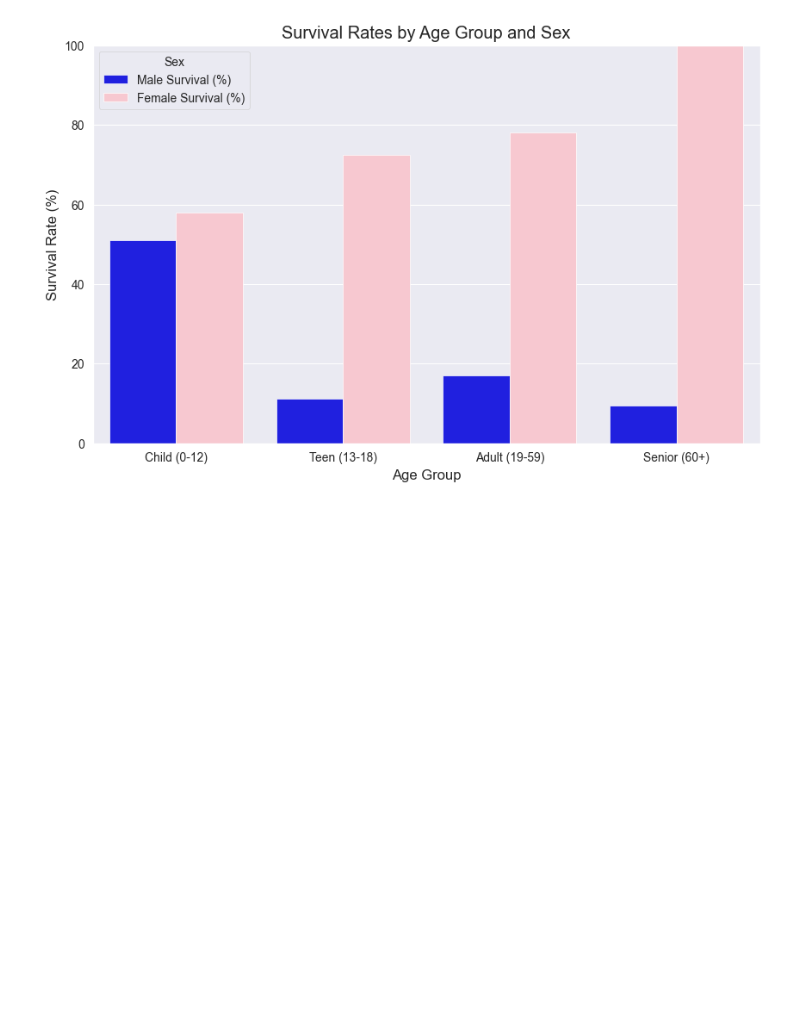
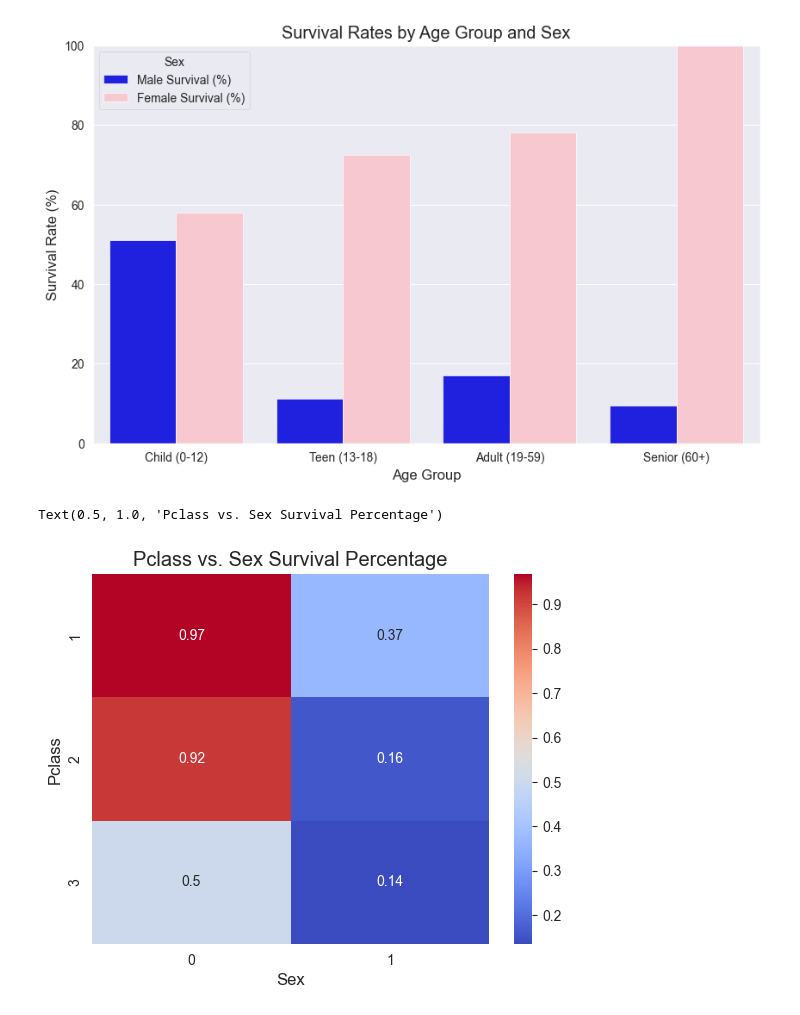
Before and after one commit to scottmr007/Titanic_EDA, a Jupyter notebook: Titanice_EDA.ipynb, the cells around one changed output. Cells and saved outputs as stored; diff of their text form; code cells hidden in the pictures; blank space fills up the shorter version.

```diff
--- a/Titanice_EDA.ipynb
+++ b/Titanice_EDA.ipynb
@@ -670,3 +676,10 @@ plt.ylim(0, 100)
 plt.show()
 # %% [output]
 [figure]
+# %%
+pivot = train_final.pivot_table(values="Survived", index="Pclass", columns="Sex")
+sns.heatmap(pivot, annot=True, cmap="coolwarm")
+plt.title("Pclass vs. Sex Survival Percentage")
+# %% [output]
+Text(0.5, 1.0, 'Pclass vs. Sex Survival Percentage')
+[figure, added]
```
Also changed, not shown: parts of 12 cells of this notebook.
